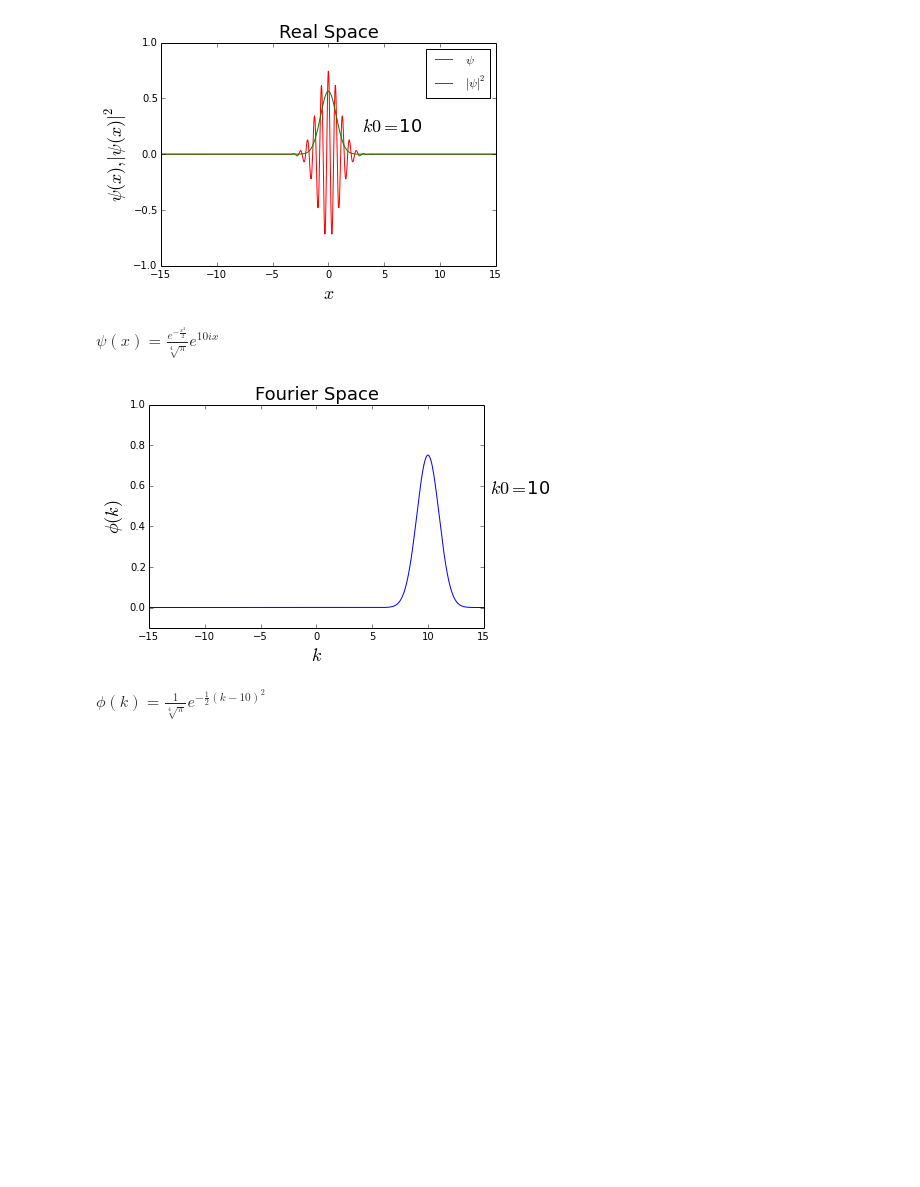
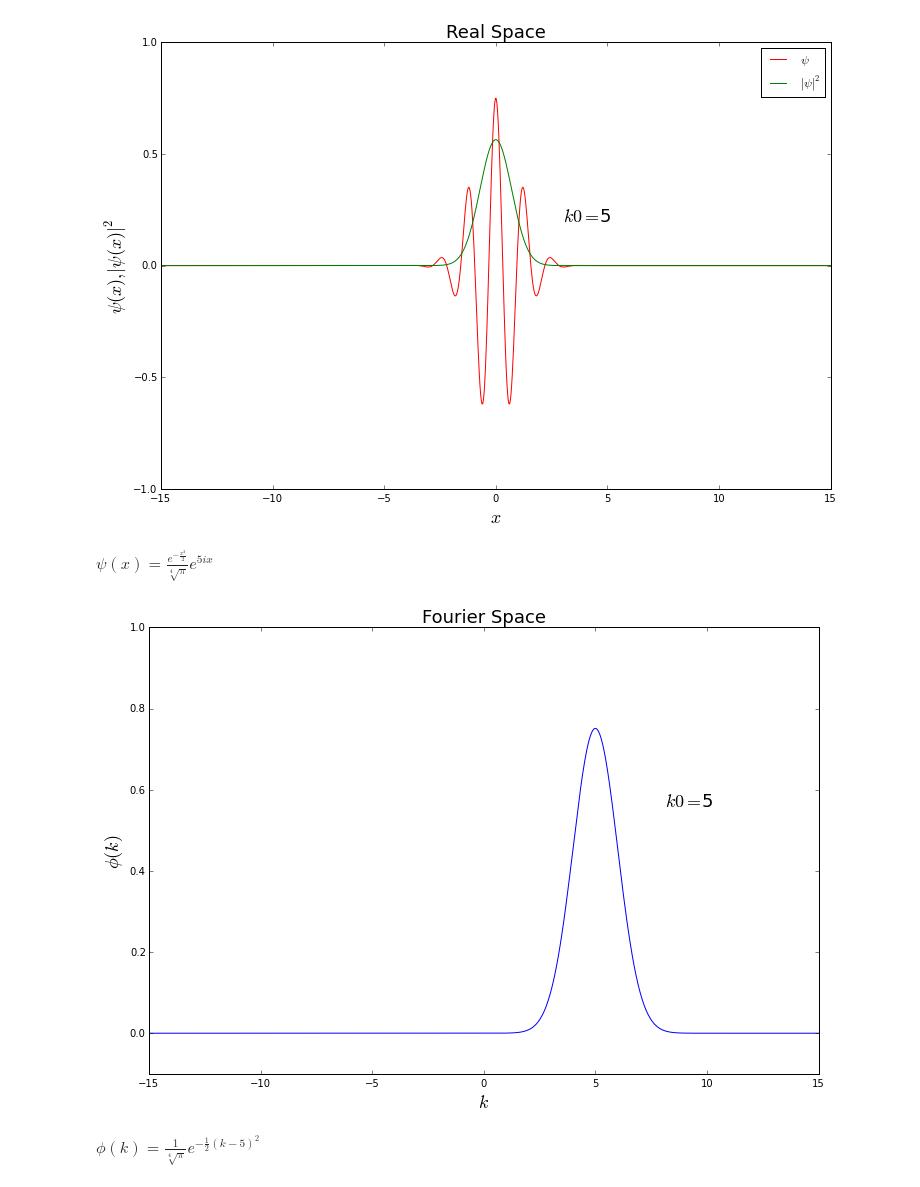
Before and after one commit to yingjerkao/quantumphysics, a Jupyter notebook: WavePacket/Gaussian Wavepacket.ipynb, the cells around one changed output. Drawn from its saved outputs; the diff is of its cells as text; code cells hidden in the pictures; blank space fills up the shorter version.

```diff
--- a/WavePacket/Gaussian Wavepacket.ipynb
+++ b/WavePacket/Gaussian Wavepacket.ipynb
@@ -1,13 +23,8 @@
 # %%
-#%pylab inline --no-import-all
-
 import numpy as np
 import matplotlib.pyplot as plt
 %matplotlib inline
 from sympy import *
-import sympy.plotting as splt
-#from sympy.utilities.lambdify import lambdify
-import scipy.special as sp
 from __future__ import division
 from IPython.display import display, Latex
 from IPython.html.widgets import interactive
@@ -18,17 +35,15 @@ init_printing(use_unicode=True, wrap_line=False, no_global=True, use_latex='math
 var('x', real=True)
 var('k,dx',real=True,positive=True)  # define variables x, y, dx
 dx=1/sqrt(2)           # width in x-space
-#q=Function("q")(x)
 q=exp(-(x/dx)**2/4)     # Gaussian waveform
 a=sqrt(integrate(abs(q)**2,(x,-oo,oo)))      # normalization constant
-#p=1/sqrt(2*pi)*integrate(q*exp(I*x*k)/a,(x,-oo,oo)).simplify()    #Fourier transformation
-p=1/sqrt(2*pi)*fourier_transform(q,x,k/2/pi)
+p=1/sqrt(2*pi)*fourier_transform(q,x,k/2/pi) #Fourier transformation
 
 
 xpts=np.linspace(-5,5,100)
 f=lambdify(x,q/a,'numpy')
 g=lambdify(k,p,['numpy'])
-fig1=plt.figure()
+fig1=plt.figure(figsize=(12,8))
 ax1=fig1.add_subplot(111)
 ax1.set_xlabel("$x$",fontsize=18)
 ax1.set_ylabel("$\psi(x)$",fontsize=18)
@@ -37,7 +52,7 @@ ax1.plot(xpts, f(xpts) ,color='red')
 plt.show()
 display(Latex('$\psi(x)='+str(latex(q/a))+'$'))
 
-fig2=plt.figure(frameon=False)
+fig2=plt.figure(figsize=(12,8))
 ax2=fig2.add_subplot(111)
 ax2.set_xlabel("$k$",fontsize=18)
 ax2.set_ylabel("$\phi(k)$",fontsize=18)
@@ -54,7 +71,6 @@ $\phi(k)=e^{- \frac{k^{2}}{2}}$
 # %%
 var('k',real=True, postive=True)  # define  variables x, y, dx
 dx=1/sqrt(2)          # width in x-space
-
 
 def Gaussian(k0):
     q=exp(-(x/dx)**2/4)*exp(I*k0*x)/a      # Gaussian wave packet
@@ -67,42 +83,38 @@ def Gaussian(k0):
     g=lambdify(k,pr,'numpy')
     h=lambdify(x,abs(q)**2,'numpy')
     xpts=np.linspace(-15,15,1000)
 
-    fig1=plt.figure()
+    fig1=plt.figure(figsize=(12,8))
     ax1=fig1.add_subplot(111)
     ax1.set_xlabel("$x$",fontsize=18)
     ax1.set_ylabel("$\psi(x), |\psi(x)|^2$",fontsize=18)
     ax1.set_title('Real Space',fontsize=18)
     ax1.plot(xpts, f(xpts) ,color='red', label='$\psi$')
     ax1.plot(xpts, h(xpts) ,color='green',label='$|\psi|^2$')
     ax1.annotate('$k0=$'+str(k0), xy=(.6, .6),  xycoords='axes fraction',fontsize=18)
     ax1.set_ylim([-1,1])
     ax1.legend()
     plt.show()
     display(Latex('$\psi(x)='+str(latex(q))+'$'))
 
-    fig2=plt.figure(frameon=False)
+    fig2=plt.figure(figsize=(12,8))
     ax2=fig2.add_subplot(111)
     ax2.set_xlabel("$k$",fontsize=18)
     ax2.set_ylabel("$\phi(k)$",fontsize=18)
     ax2.set_title('Fourier Space',fontsize=18)
     ax2.plot(xpts,g(xpts))
     ax2.annotate('$k0=$'+str(k0), xy=(k0/20+0.52, .6),  xycoords='axes fraction',fontsize=18)
     ax2.set_ylim([-0.1,1])
     plt.show()
     display(Latex('$\phi(k)='+str(latex(p))+'$'))
 
 
 
 
-w=interactive(Gaussian,k0=(0,10,1))
-display(w)
-#display(qr)
-#s1=splt.plot(qr/a,(x,-5,15),line_color='red',fontsize=14)    # plot curve q(x)
-#s2=splt.plot(pr,(k,-5,15),line_color='blue',fontsize=14)      # plot curve p(k)
-#s3=splt.plot(abs(q)^2/a,(x,-5,15),line_color='green',fontsize=14)
+g1=interactive(Gaussian,k0=(0,10,1))
+display(g1)
 # %% [output]
-[figure, old version]
+[figure, new version]
-$\psi(x)=\frac{e^{- \frac{x^{2}}{2}}}{\sqrt[4]{\pi}} e^{10 i x}$
+$\psi(x)=\frac{e^{- \frac{x^{2}}{2}}}{\sqrt[4]{\pi}} e^{5 i x}$
-[figure, old version]
+[figure, new version]
-$\phi(k)=\frac{1}{\sqrt[4]{\pi}} e^{- \frac{1}{2} \left(k - 10\right)^{2}}$
+$\phi(k)=\frac{1}{\sqrt[4]{\pi}} e^{- \frac{1}{2} \left(k - 5\right)^{2}}$
```
Also changed, not shown: parts of 6 cells of this notebook.
